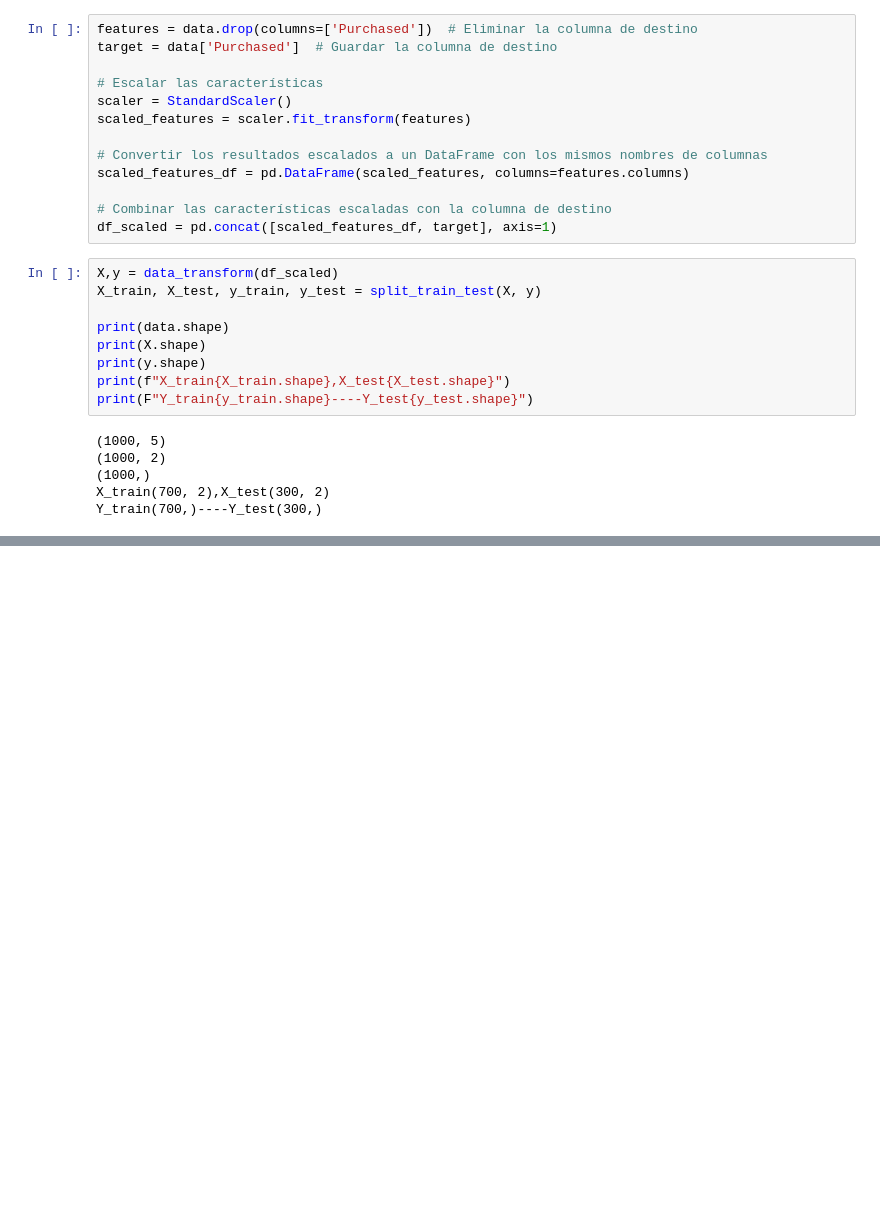
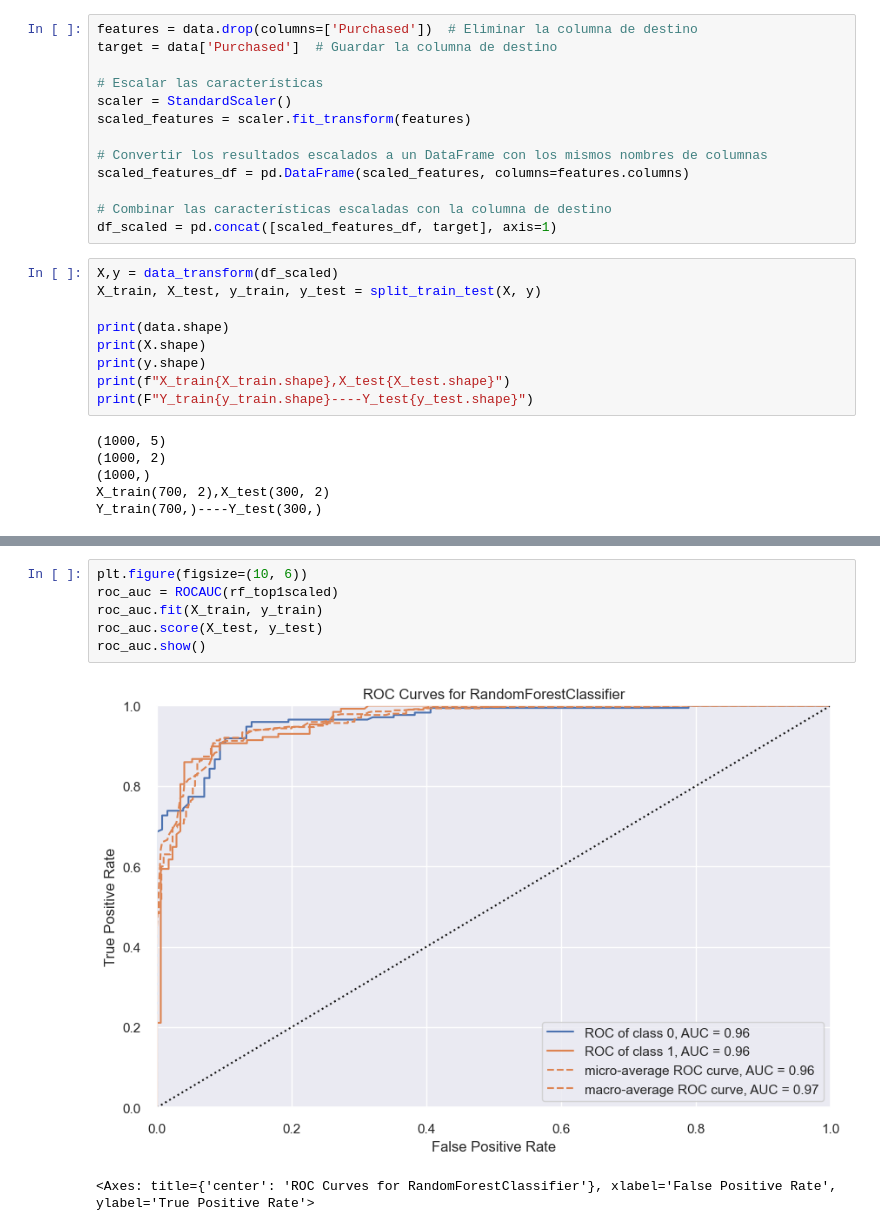
Before and after one commit to jluis-ml/Proyecto-venta-de-autos, a Jupyter notebook: 5_Final_Modelling.ipynb, the cells around one changed output, grey strips where cells are left out. Cells and saved outputs as stored; diff of their text form; blank space fills up the shorter version.

```diff
--- a/5_Final_Modelling.ipynb
+++ b/5_Final_Modelling.ipynb
@@ -521,0 +564,9 @@ Accuracy del modelo en los datos de prueba: 0.9100
+# %%
+plt.figure(figsize=(10, 6))
+roc_auc = ROCAUC(rf_top1scaled)
+roc_auc.fit(X_train, y_train)
+roc_auc.score(X_test, y_test)
+roc_auc.show()
+# %% [output]
+[figure, added]
+<Axes: title={'center': 'ROC Curves for RandomForestClassifier'}, xlabel='False Positive Rate', ylabel='True Positive Rate'>
```
Also changed, not shown: parts of 14 cells of this notebook.
